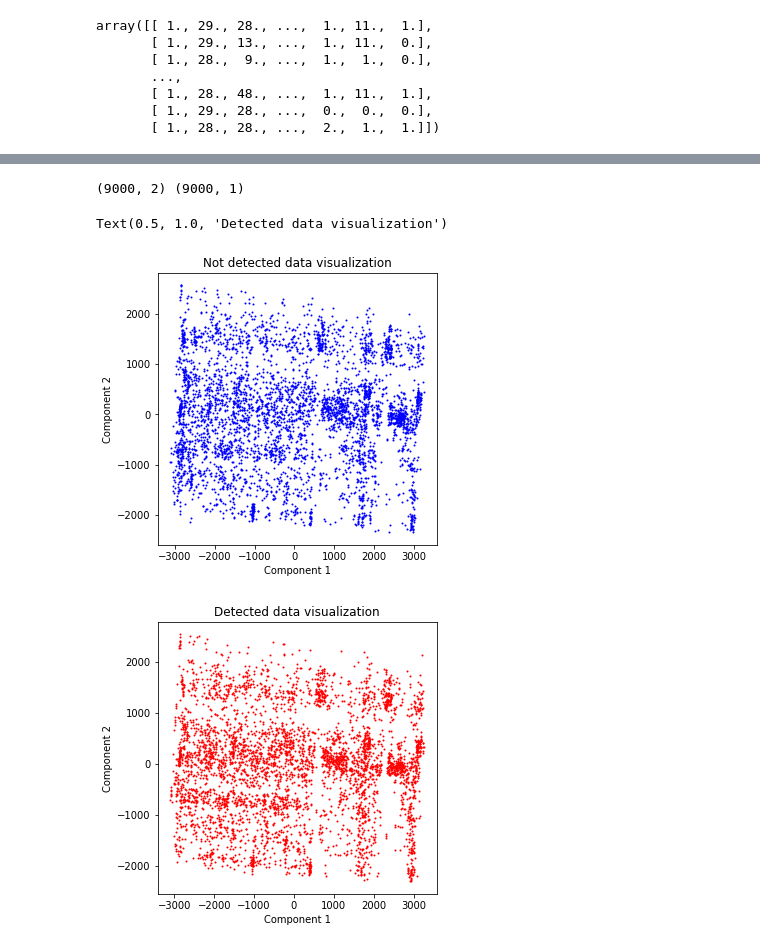
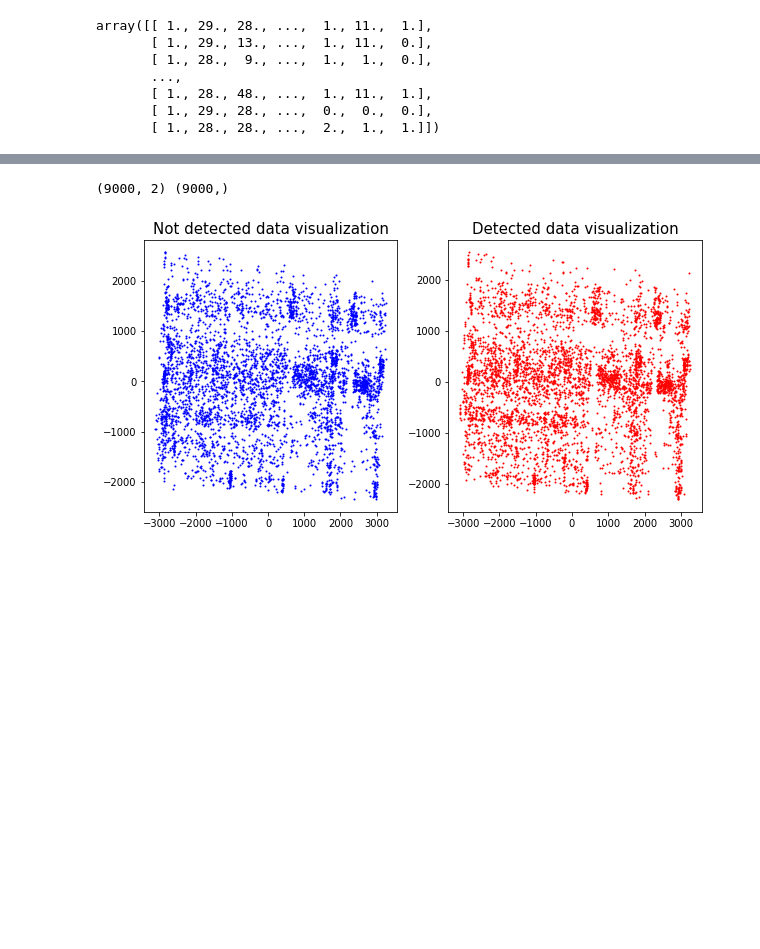
Before and after one commit to nugzar/mics-w207, a Jupyter notebook: w207_project.ipynb, the cells around one changed output, grey strips where cells are left out. Cells and saved outputs as stored; diff of their text form; code cells hidden in the pictures; blank space fills up the shorter version.

Commit message:
Added k-means data visualization

```diff
--- a/w207_project.ipynb
+++ b/w207_project.ipynb
@@ -212,21 +208,22 @@ dtype: int64
 # %%
-# As we see, PuaMode and Census_ProcessorClass are the columns that are almost useless.
-# I think we can drop them
+# As we see, 'IsBeta', 'AutoSampleOptIn', 'PuaMode' and 'Census_ProcessorClass' are the columns that are almost useless.
+# I think we can drop them.
+# 'MachineIdentifier' is the unique identifier of the machine. We can simply disregard it
 
-full_features = full_features.drop(['PuaMode', 'Census_ProcessorClass','MachineIdentifier'], axis=1)
+full_features = full_features.drop(['PuaMode','Census_ProcessorClass','MachineIdentifier','IsBeta','AutoSampleOptIn'], axis=1)
 # %%
 # As seen i data analysis above, there are also many NaN values in the dataset
 # Let's replace them either by -1 it the data type is numeric or by 'N/A' if
 # the data type is string
 
 nanvalues = {
-    'ProductName': 'N/A', 'EngineVersion': 'N/A', 'AppVersion': 'N/A', 'AvSigVersion': 'N/A', 'IsBeta': -1,
+    'ProductName': 'N/A', 'EngineVersion': 'N/A', 'AppVersion': 'N/A', 'AvSigVersion': 'N/A',
     'RtpStateBitfield': -1., 'IsSxsPassiveMode': -1, 'DefaultBrowsersIdentifier': -1.,
     'AVProductStatesIdentifier': -1., 'AVProductsInstalled': -1., 'AVProductsEnabled': -1.,
     'HasTpm': -1, 'CountryIdentifier': -1, 'CityIdentifier': -1., 'OrganizationIdentifier': -1.,
     'GeoNameIdentifier': -1, 'LocaleEnglishNameIdentifier': -1, 'Platform': 'N/A', 'Processor': 'N/A',
     'OsVer': 'N/A', 'OsBuild': -1, 'OsSuite': -1, 'OsPlatformSubRelease': 'N/A', 'OsBuildLab': 'N/A',
-    'SkuEdition': 'N/A', 'IsProtected': -1., 'AutoSampleOptIn': -1, 'SMode': -1.,
+    'SkuEdition': 'N/A', 'IsProtected': -1., 'SMode': -1.,
     'IeVerIdentifier': -1., 'SmartScreen': 'N/A', 'Firewall': -1., 'UacLuaenable': -1.,
     'Census_MDC2FormFactor': 'N/A', 'Census_DeviceFamily': 'N/A', 'Census_OEMNameIdentifier': -1.,
     'Census_OEMModelIdentifier': -1., 'Census_ProcessorCoreCount': -1.,
@@ -271,5 +268,5 @@ full_features
 # %%
-full_labels = full_features[["HasDetections"]]
+full_labels = full_features["HasDetections"]
 
 # Shuffle the data
 np.random.seed(0)
@@ -299,7 +296,7 @@ array([[ 1., 29., 28., ...,  1., 11.,  1.],
        [ 1., 29., 28., ...,  0.,  0.,  0.],
        [ 1., 28., 28., ...,  2.,  1.,  1.]])
 # %%
-model = PCA(n_components=30)
+model = PCA(n_components=20)
 model.fit_transform(train_features_encoded)
 
 # We need cumulative sums by components
@@ -328,35 +328,19 @@ k = 30  Variance = 0.999995861294784
 # %%
 model = PCA(n_components=2)
 pca_results = np.array(model.fit_transform(train_features_encoded))
 
 print (pca_results.shape, train_labels.shape)
 
-#print ([train_labels.ravel()==1])
-
-plt.figure(figsize = (5,5))
-
 # when train_label == 1, then malware was detected
 # when train_label == 0, malware was NOT detected
 
-plt.plot(pca_results[:,0][train_labels.ravel()==0], pca_results[:,1][train_labels.ravel()==0], 'bo', markersize=1)
-
-plt.xlabel('Component 1')
-plt.ylabel('Component 2')
-plt.title("Not detected data visualization")
-
-
-plt.figure(figsize = (5,5))
-
-# when train_label == 1, then malware was detected
-# when train_label == 0, malware was NOT detected
-
-plt.plot(pca_results[:,0][train_labels.ravel()==1], pca_results[:,1][train_labels.ravel()==1], 'ro', markersize=1)
-
-plt.xlabel('Component 1')
-plt.ylabel('Component 2')
-plt.title("Detected data visualization")
+plt.figure(figsize=(10,5))
+for i in range(2):
+    color = 'bo' if i == 0 else 'ro'
+    title = "Not detected data visualization" if i == 0 else "Detected data visualization"
+    plt.subplot(1, 2, i + 1)
+    plt.plot(pca_results[:,0][train_labels==i], pca_results[:,1][train_labels==i], color, markersize=1)
+    plt.title(title, fontsize = 15)
 # %% [output]
-(9000, 2) (9000, 1)
+(9000, 2) (9000,)
-Text(0.5, 1.0, 'Detected data visualization')
-[figure, old version]
+[figure, new version]
-[figure, removed]
```
Also changed, not shown: parts of 16 cells of this notebook.
